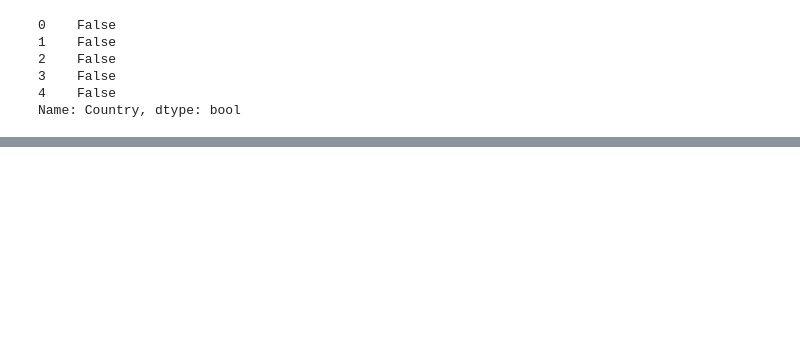
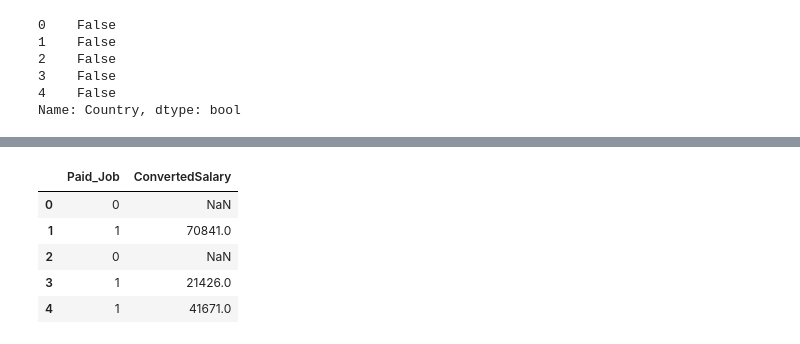
Before and after one commit to thinkerston/DatacampMachineLearningScientist, a Jupyter notebook: 10FeatureEngineeringforMachineLearninginPython/Feature Engineering.ipynb, the cells around one changed output, grey strips where cells are left out. Cells and saved outputs as stored; diff of their text form; code cells hidden in the pictures; blank space fills up the shorter version.

```diff
--- a/10FeatureEngineeringforMachineLearninginPython/Untitled.ipynb
+++ b/10FeatureEngineeringforMachineLearninginPython/Feature Engineering.ipynb
@@ -139,0 +169,16 @@ See the caveats in the documentation: https://pandas.pydata.org/pandas-docs/stab
+# %%
+# Create the Paid_Job column filled with zeros
+so_survey_df['Paid_Job'] = 0
+
+# Replace all the Paid_Job values where ConvertedSalary is > 0
+so_survey_df.loc[so_survey_df['ConvertedSalary'] > 0, 'Paid_Job'] = 1
+
+# Print the first five rows of the columns
+so_survey_df[['Paid_Job', 'ConvertedSalary']].head()
+# %% [output]
+|  | Paid_Job | ConvertedSalary |
+| 0 | 0 | NaN |
+| 1 | 1 | 70841.0 |
+| 2 | 0 | NaN |
+| 3 | 1 | 21426.0 |
+| 4 | 1 | 41671.0 |
```
Also changed, not shown: parts of 35 cells of this notebook.
